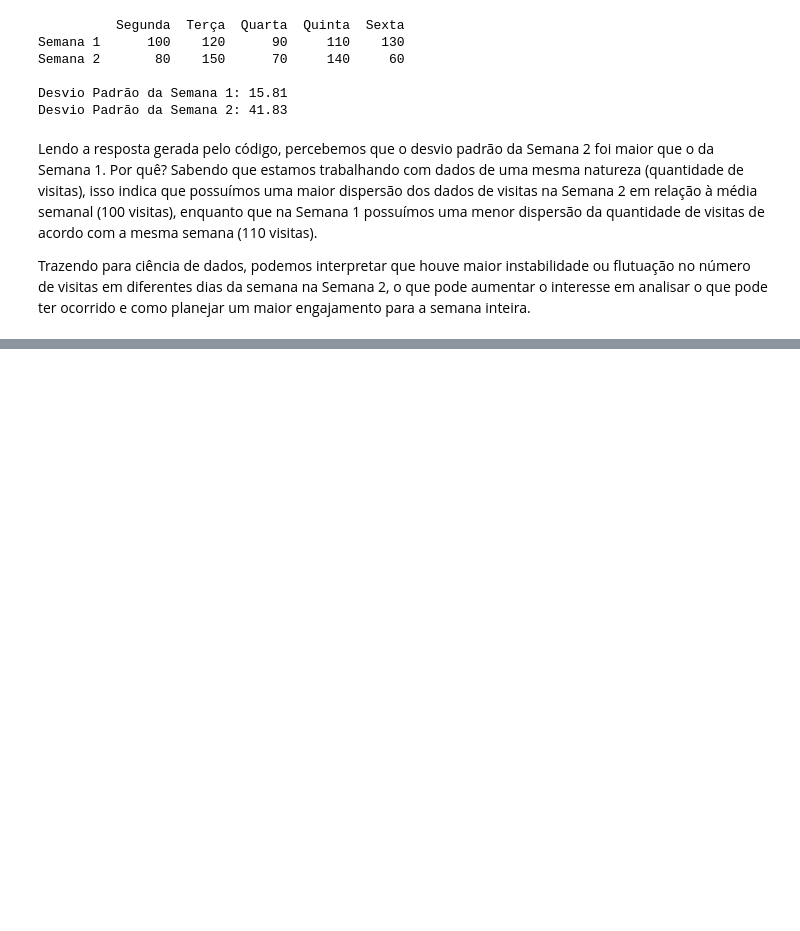
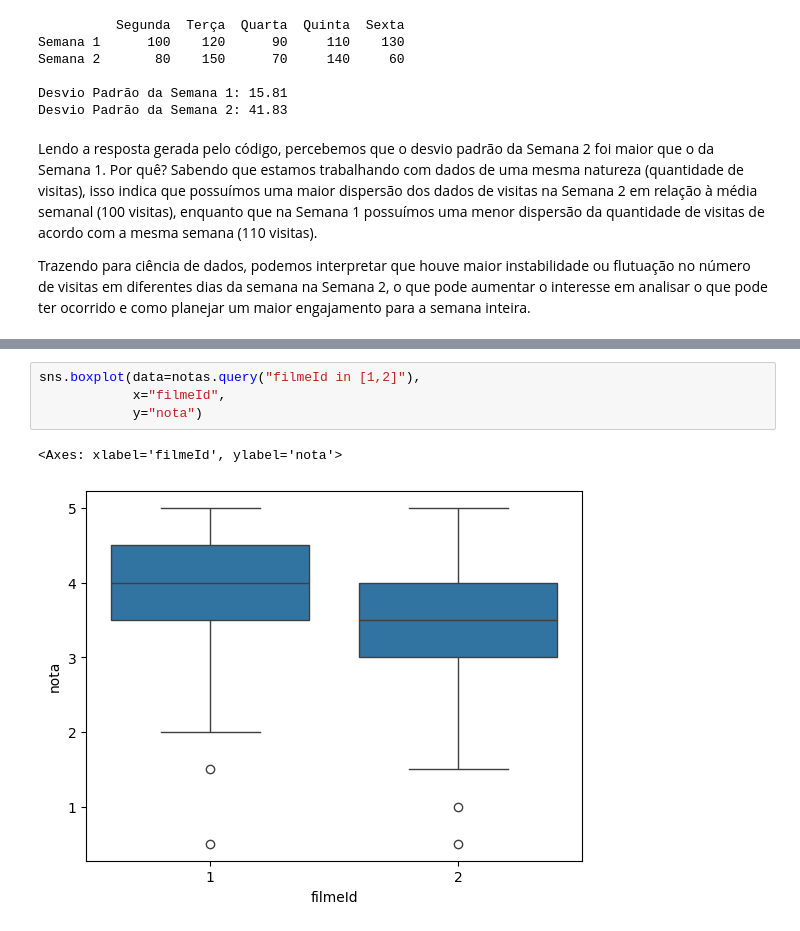
Before and after one commit to orlandojsjunior/Data_Science-explorando_e_analisando_dados, a Jupyter notebook: Explorando_e_analisando_dados.ipynb, the cells around one changed output, grey strips where cells are left out. Cells and saved outputs as stored; diff of their text form; blank space fills up the shorter version.

```diff
--- a/Explorando_e_analisando_dados.ipynb
+++ b/Explorando_e_analisando_dados.ipynb
@@ -1070,0 +1092,7 @@ Trazendo para ciência de dados, podemos interpretar que houve maior instabilida
+# %%
+sns.boxplot(data=notas.query("filmeId in [1,2]"),
+            x="filmeId",
+            y="nota")
+# %% [output]
+<Axes: xlabel='filmeId', ylabel='nota'>
+[figure, added]
```
Also changed, not shown: parts of 7 cells of this notebook, 2 other files.
